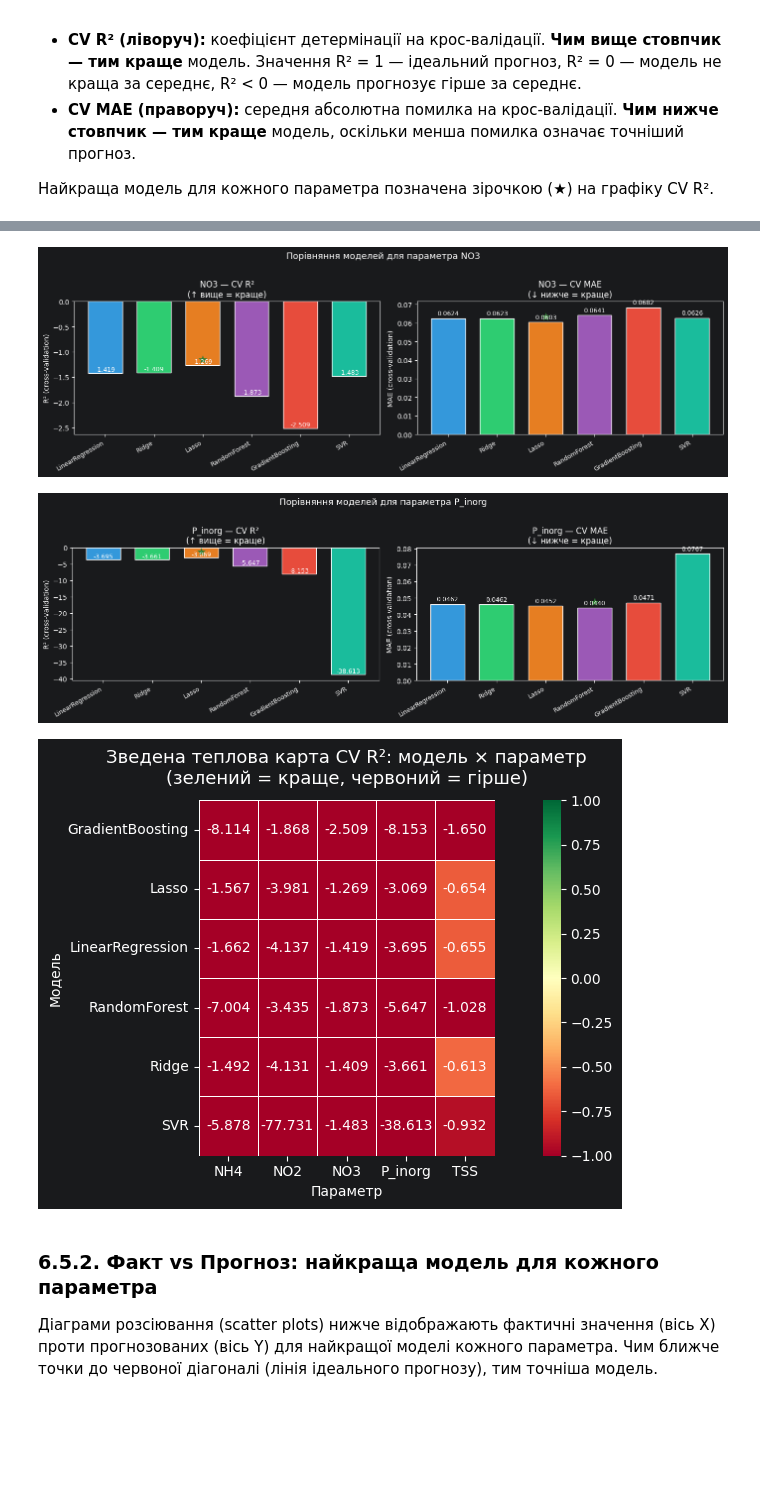
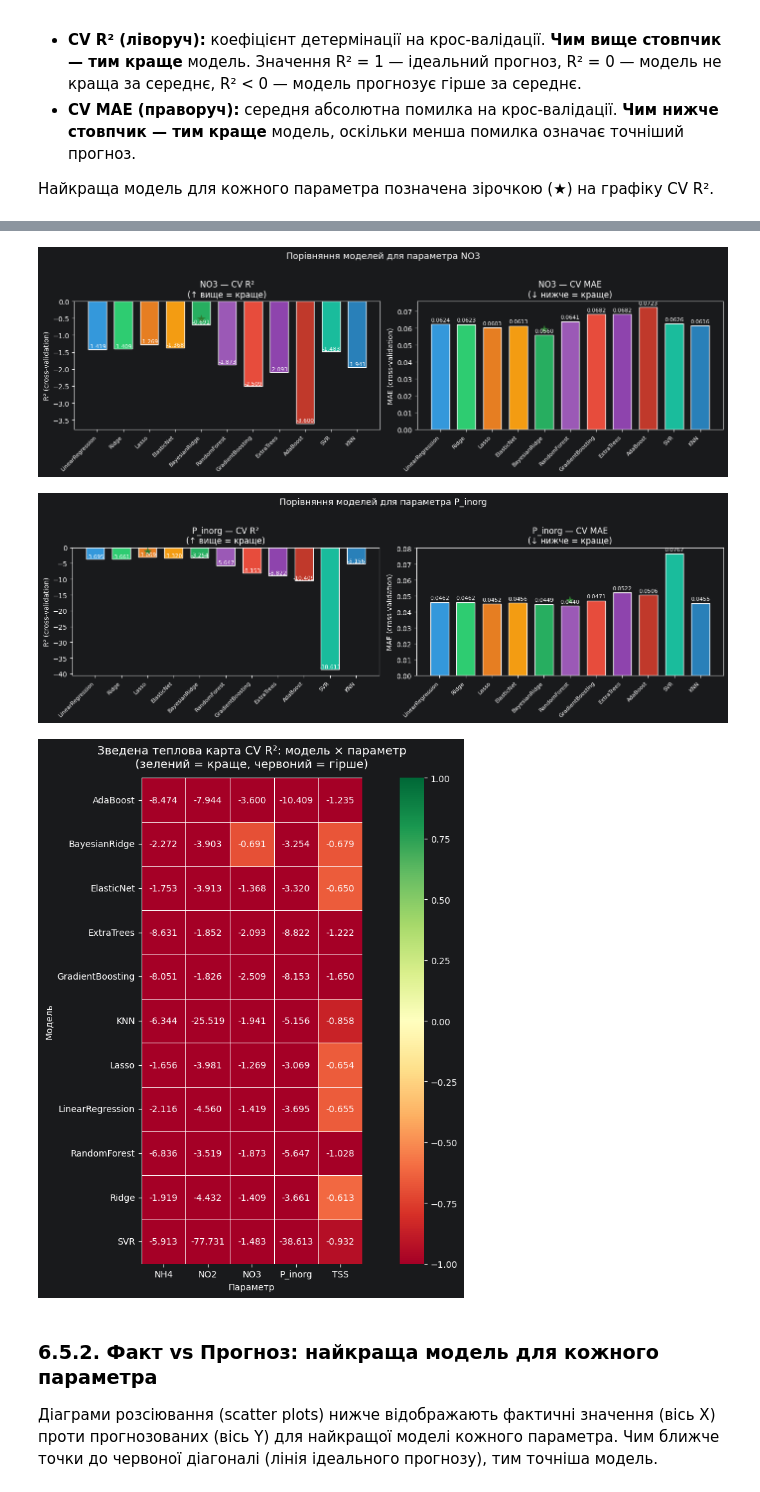
Before and after one commit to bohdan-holovin/data-analys-k, a Jupyter notebook: kanevske_analysis.ipynb, the cells around one changed output, grey strips where cells are left out. Saved outputs shown, nothing was run; the diff lists cells and outputs as text; code cells hidden in the pictures; blank space fills up the shorter version.

```diff
--- a/kanevske_analysis.ipynb
+++ b/kanevske_analysis.ipynb
@@ -421,7 +527,7 @@ COLUMNS = LEGEND['parameter'].tolist()
 df = pd.DataFrame(rows, columns=COLUMNS)
 
 # Числові колонки
-numeric_cols = COLUMNS[4:]  # все після station
+numeric_cols = ['month'] + COLUMNS[4:]  # month + все після station
 df[numeric_cols] = df[numeric_cols].apply(pd.to_numeric, errors='coerce')
 
 print(f'Зчитано {len(df)} спостережень з аркуша «{SHEET_NAME}»')
@@ -827,7 +965,7 @@ for target, predictors in regression_config.items():
 
         print(f'\n  --- {model_name}{marker} ---')
 
-        if model_name in ('LinearRegression', 'Ridge', 'Lasso'):
+        if model_name in ('LinearRegression', 'Ridge', 'Lasso', 'ElasticNet', 'BayesianRidge'):
             # Лінійні моделі: виводимо рівняння
             intercept = model.intercept_
             coefs = model.coef_
@@ -849,15 +987,15 @@ for target, predictors in regression_config.items():
                 direction = 'збільшує' if c > 0 else 'зменшує'
                 print(f'  {p:<15} {c:>14.4f}   {direction} {target} на {abs(c):.4f} при зростанні {p} на 1')
 
-            # Для Lasso — показати обнулені коефіцієнти
-            if model_name == 'Lasso':
+            # Для Lasso/ElasticNet — показати обнулені коефіцієнти
+            if model_name in ('Lasso', 'ElasticNet'):
                 zero_coefs = [p for p, c in zip(predictors, coefs) if abs(c) < 1e-10]
                 if zero_coefs:
-                    print(f'\n  Lasso обнулила коефіцієнти: {", ".join(zero_coefs)} (ці предиктори виключені моделлю)')
+                    print(f'\n  {model_name} обнулила коефіцієнти: {", ".join(zero_coefs)} (ці предиктори виключені моделлю)')
                 else:
-                    print(f'\n  Lasso залишила всі предиктори (жоден коефіцієнт не обнулений)')
+                    print(f'\n  {model_name} залишила всі предиктори (жоден коефіцієнт не обнулений)')
 
-        elif model_name in ('RandomForest', 'GradientBoosting'):
+        elif model_name in ('RandomForest', 'GradientBoosting', 'ExtraTrees', 'AdaBoost'):
             # Ансамблеві моделі: важливість ознак
             importances = model.feature_importances_
             n_estimators = model.n_estimators
@@ -888,6 +1026,22 @@ for target, predictors in regression_config.items():
                 print(f'  {p:<15} {m:>12.4f} {s:>14.4f}')
             print(f'\n  Модель працює з нормалізованими ознаками: x\' = (x - μ) / σ')
 
+        elif model_name == 'KNN':
+            # KNN: параметри Pipeline (scaler + knn)
+            knn_model = model.named_steps['knn']
+            scaler = model.named_steps['scaler']
+
+            print(f'  Кількість сусідів (k): {knn_model.n_neighbors}')
+            print(f'  Метрика відстані: {knn_model.metric}')
+            print(f'  Ваги сусідів: {knn_model.weights}')
+            print(f'\n  Масштабування (StandardScaler):')
+            print(f'  {"Предиктор":<15} {"Середнє (μ)":>12} {"Ст. відх. (σ)":>14}')
+            print(f'  {"-" * 45}')
+            for p, m, s in zip(predictors, scaler.mean_, scaler.scale_):
+                print(f'  {p:<15} {m:>12.4f} {s:>14.4f}')
+            print(f'\n  Модель працює з нормалізованими ознаками: x\' = (x - μ) / σ')
+            print(f'  Прогноз = середнє значень {knn_model.n_neighbors} найближчих сусідів')
+
 print(f'\n{"=" * 80}')
 print('Примітка: для лінійних моделей рівняння можна використовувати безпосередньо.')
 print('Ансамблеві та ядрові моделі не мають явної формули — прогноз обчислюється алгоритмічно.')
@@ -933,7 +1087,10 @@ if len(enabled_models) > 1:
     pivot_mae = comparison_df.pivot(index='Параметр', columns='Модель', values='MAE (CV)')
 
     colors_map = {'LinearRegression': '#3498db', 'Ridge': '#2ecc71', 'Lasso': '#e67e22',
-                  'RandomForest': '#9b59b6', 'GradientBoosting': '#e74c3c', 'SVR': '#1abc9c'}
+                  'ElasticNet': '#f39c12', 'BayesianRidge': '#27ae60',
+                  'RandomForest': '#9b59b6', 'GradientBoosting': '#e74c3c',
+                  'ExtraTrees': '#8e44ad', 'AdaBoost': '#c0392b',
+                  'SVR': '#1abc9c', 'KNN': '#2980b9'}
     bar_colors = [colors_map.get(m, '#95a5a6') for m in enabled_models]
 
     for target in targets:
@@ -951,11 +1108,11 @@ if len(enabled_models) > 1:
         axes[0].set_title(f'{target} — CV R²\n(↑ вище = краще)', fontsize=12)
         axes[0].set_ylabel('R² (cross-validation)')
         axes[0].axhline(y=0, color='gray', linestyle='--', alpha=0.5)
-        axes[0].set_xticklabels(enabled_models, rotation=30, ha='right', fontsize=9)
+        axes[0].set_xticklabels(enabled_models, rotation=45, ha='right', fontsize=8)
         # Значення на стовпчиках
         for bar, val in zip(bars, r2_vals):
             axes[0].text(bar.get_x() + bar.get_width() / 2, bar.get_height() + 0.01,
-                        f'{val:.3f}', ha='center', va='bottom', fontsize=9)
+                        f'{val:.3f}', ha='center', va='bottom', fontsize=8)
 
         # --- CV MAE ---
         mae_vals = [all_results[target][m]['mae_cv'] for m in enabled_models]
@@ -966,17 +1123,17 @@ if len(enabled_models) > 1:
                          ha='center', va='bottom', fontsize=16, color='#2E7D32', fontweight='bold')
         axes[1].set_title(f'{target} — CV MAE\n(↓ нижче = краще)', fontsize=12)
         axes[1].set_ylabel('MAE (cross-validation)')
-        axes[1].set_xticklabels(enabled_models, rotation=30, ha='right', fontsize=9)
+        axes[1].set_xticklabels(enabled_models, rotation=45, ha='right', fontsize=8)
         for bar, val in zip(bars, mae_vals):
             axes[1].text(bar.get_x() + bar.get_width() / 2, bar.get_height() + 0.001,
-                        f'{val:.4f}', ha='center', va='bottom', fontsize=9)
+                        f'{val:.4f}', ha='center', va='bottom', fontsize=8)
 
         fig.suptitle(f'Порівняння моделей для параметра {target}', fontsize=13, y=1.02)
         plt.tight_layout()
         plt.show()
 
     # Heatmap: CV R² (модель × target)
-    fig, ax = plt.subplots(figsize=(10, max(3, len(enabled_models) * 0.8)))
+    fig, ax = plt.subplots(figsize=(12, max(3, len(enabled_models) * 0.8)))
     sns.heatmap(pivot_r2.T, annot=True, fmt='.3f', cmap='RdYlGn', center=0,
                 vmin=-1, vmax=1, ax=ax, linewidths=0.5, square=True)
     ax.set_title('Зведена теплова карта CV R²: модель × параметр\n(зелений = краще, червоний = гірше)',
@@ -992,6 +1149,6 @@ else:
-[figure, old version]
+[figure, new version]
-[figure, old version]
+[figure, new version]
-[figure, old version]
+[figure, new version]
 # %% [markdown]
 ### 6.5.2. Факт vs Прогноз: найкраща модель для кожного параметра
 
```
Also changed, not shown: parts of 30 cells of this notebook.
